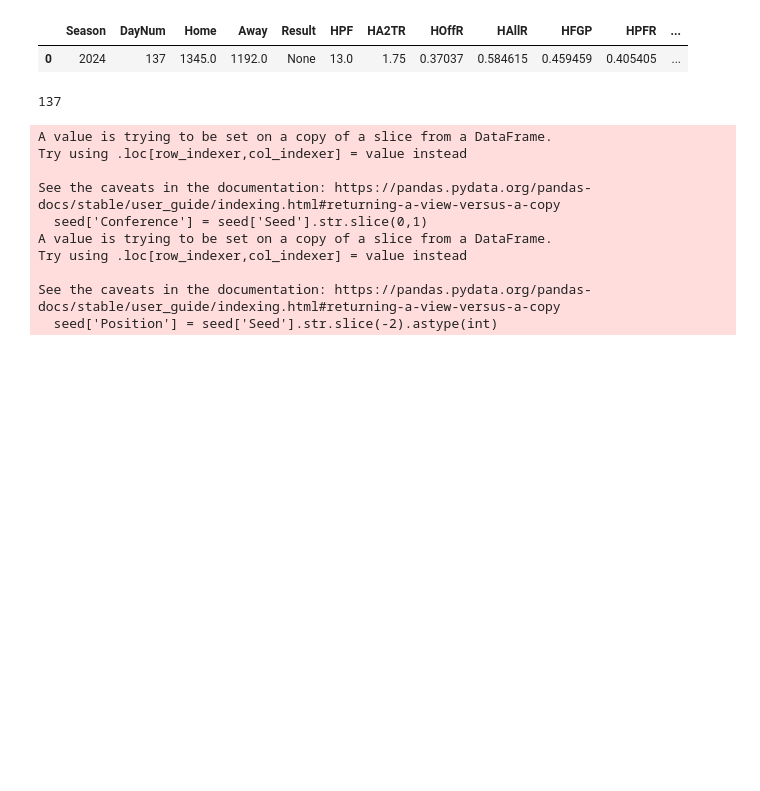
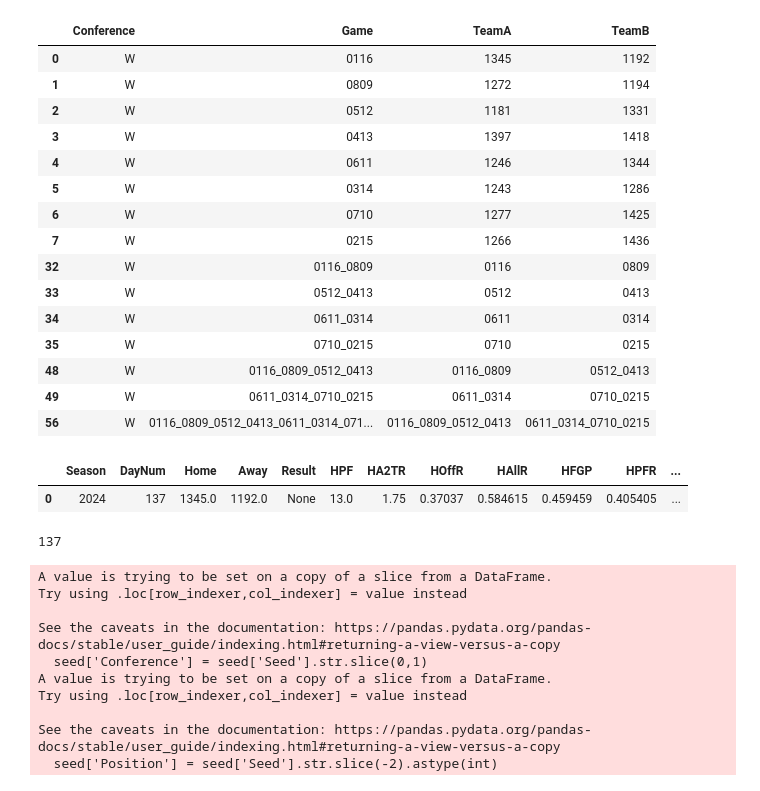
Before and after one commit to rauldaal/march-madness, a Jupyter notebook: compute_bracket.ipynb, the cells around one changed output. Cells and saved outputs as stored; diff of their text form; code cells hidden in the pictures; blank space fills up the shorter version.

```diff
--- a/compute_bracket.ipynb
+++ b/compute_bracket.ipynb
@@ -65,3 +100,23 @@ See the caveats in the documentation: https://pandas.pydata.org/pandas-docs/stab
+# %%
+bracket[bracket['Conference'] == "W"]
+# bracket.iloc[0]['Game']
+# %% [output]
+|  | Conference | Game | TeamA | TeamB |
+| 0 | W | 0116 | 1345 | 1192 |
+| 1 | W | 0809 | 1272 | 1194 |
+| 2 | W | 0512 | 1181 | 1331 |
+| 3 | W | 0413 | 1397 | 1418 |
+| 4 | W | 0611 | 1246 | 1344 |
+| 5 | W | 0314 | 1243 | 1286 |
+| 6 | W | 0710 | 1277 | 1425 |
+| 7 | W | 0215 | 1266 | 1436 |
+| 32 | W | 0116_0809 | 0116 | 0809 |
+| 33 | W | 0512_0413 | 0512 | 0413 |
+| 34 | W | 0611_0314 | 0611 | 0314 |
+| 35 | W | 0710_0215 | 0710 | 0215 |
+| 48 | W | 0116_0809_0512_0413 | 0116_0809 | 0512_0413 |
+| 49 | W | 0611_0314_0710_0215 | 0611_0314 | 0710_0215 |
+| 56 | W | 0116_0809_0512_0413_0611_0314_071... | 0116_0809_0512_0413 | 0611_0314_0710_0215 |
 # %%
 def pregame_data(teamA, teamB, data, columns):
 
```
Also changed, not shown: parts of 7 cells of this notebook, 3 other files.
